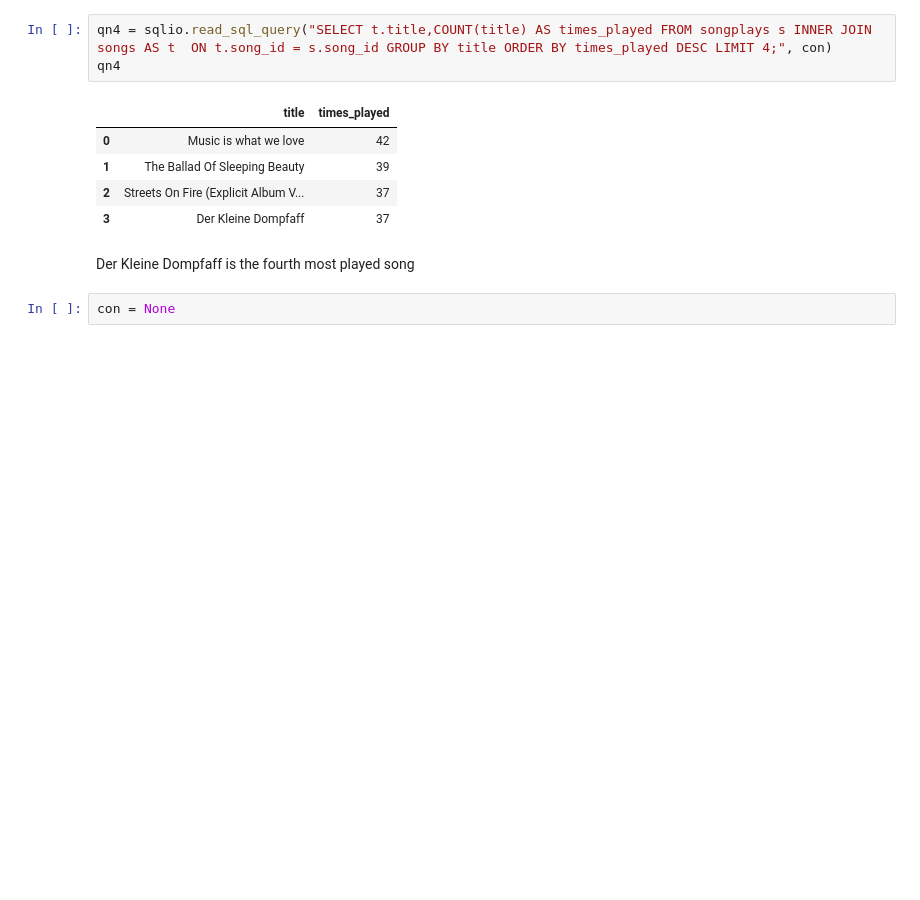
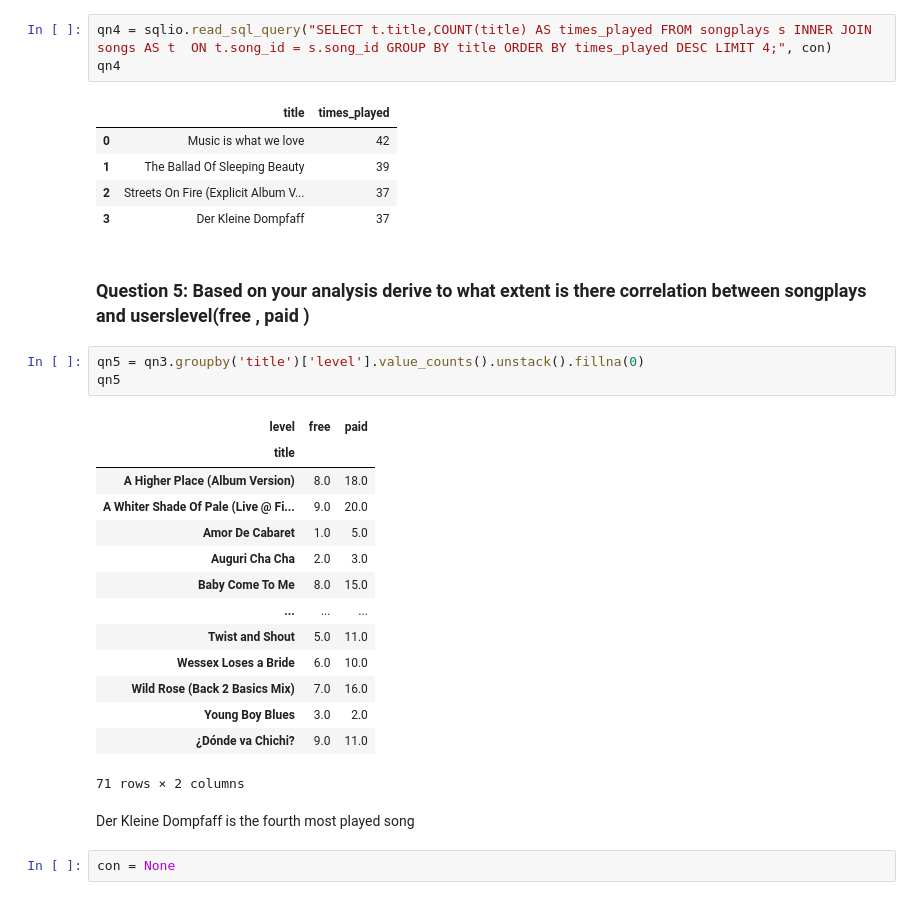
Before and after one commit to baker371/SITE, a Jupyter notebook: Business_Data_Analyst_Interview_Questions.ipynb, the cells around one changed output. Saved outputs shown, nothing was run; the diff lists cells and outputs as text; blank space fills up the shorter version.

```diff
--- a/Business_Data_Analyst_Interview_Questions.ipynb
+++ b/Business_Data_Analyst_Interview_Questions.ipynb
@@ -250,6 +250,26 @@ qn4
 | 1 | The Ballad Of Sleeping Beauty | 39 |
 | 2 | Streets On Fire (Explicit Album V... | 37 |
 | 3 | Der Kleine Dompfaff | 37 |
+# %% [markdown]
+### **Question 5: Based on your analysis derive to what extent is there correlation between songplays and userslevel(free , paid )**
+# %%
+qn5 = qn3.groupby('title')['level'].value_counts().unstack().fillna(0)
+qn5
+# %% [output]
+| level | free | paid |
+| title |  |  |
+| A Higher Place (Album Version) | 8.0 | 18.0 |
+| A Whiter Shade Of Pale (Live @ Fi... | 9.0 | 20.0 |
+| Amor De Cabaret | 1.0 | 5.0 |
+| Auguri Cha Cha | 2.0 | 3.0 |
+| Baby Come To Me | 8.0 | 15.0 |
+| ... | ... | ... |
+| Twist and Shout | 5.0 | 11.0 |
+| Wessex Loses a Bride | 6.0 | 10.0 |
+| Wild Rose (Back 2 Basics Mix) | 7.0 | 16.0 |
+| Young Boy Blues | 3.0 | 2.0 |
+| ¿Dónde va Chichi? | 9.0 | 11.0 |
+71 rows × 2 columns
 # %% [markdown]
 Der Kleine Dompfaff is the fourth most played song
 # %%
```
